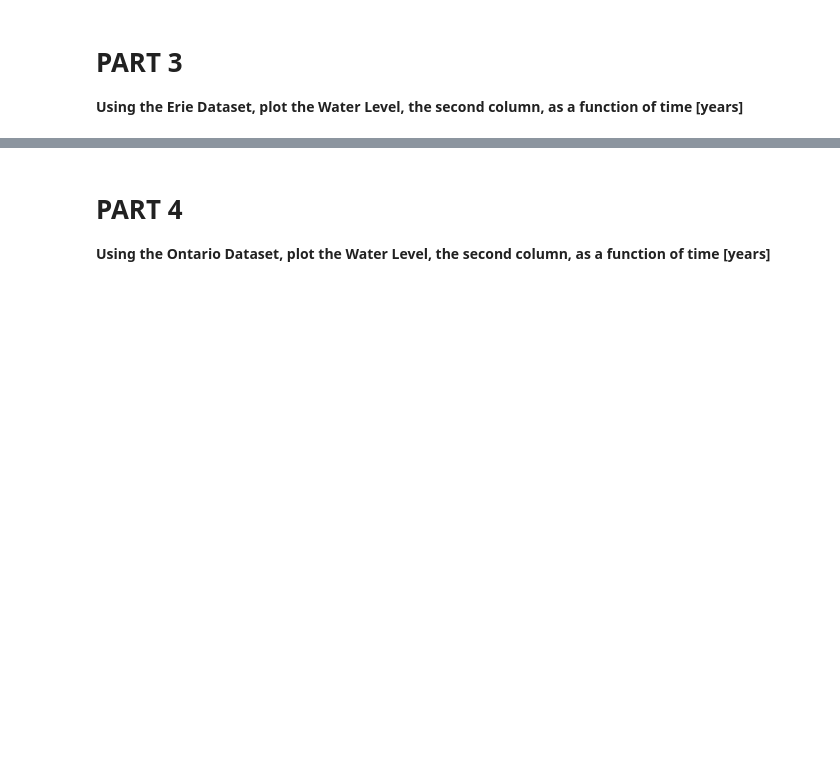
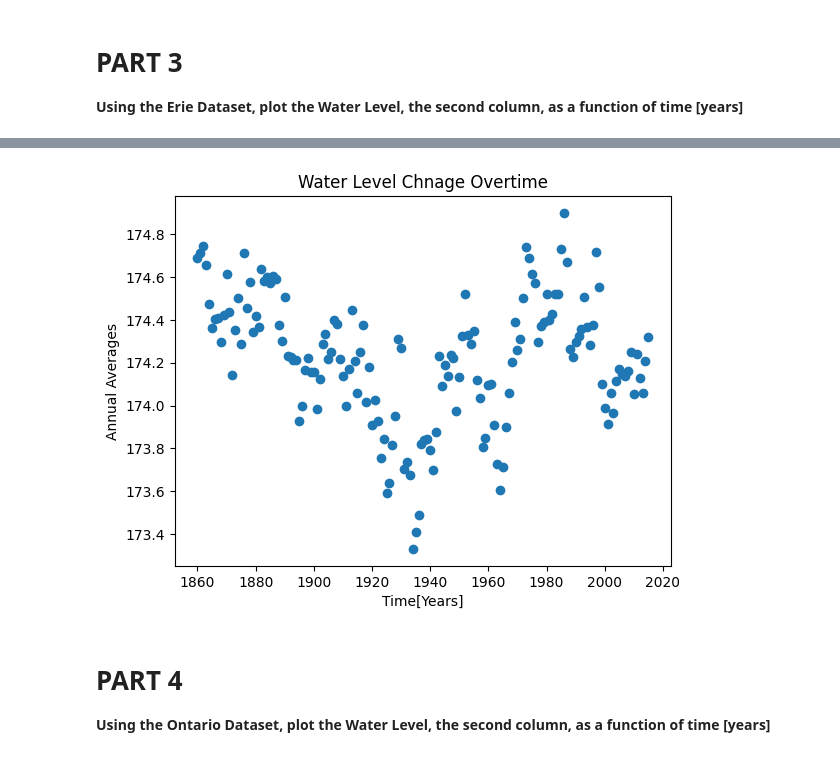
Before and after one commit to TanviGadiraju/CMSE202_Git_Started, a Jupyter notebook: Great_Lakes_and_Grand_River.ipynb, the cells around one changed output, grey strips where cells are left out. Saved outputs shown, nothing was run; the diff lists cells and outputs as text; code cells hidden in the pictures; blank space fills up the shorter version.

```diff
--- a/Great_Lakes_and_Grand_River.ipynb
+++ b/Great_Lakes_and_Grand_River.ipynb
@@ -64,3 +64,5 @@ plt.show()
 **Using the Erie Dataset, plot the Water Level, the second column, as a function of time [years]**
 # %%
 # Insert Code Here
+df = pd.read_csv("data/eri.csv")
+df
@@ -67,3 +83,14 @@ plt.show()
+# %%
+df_column = df["Unnamed: 1"]
+df_column
+
+plt.scatter(df["Lake Erie annual averages"],df_column)
+plt.xlabel("Time[Years]")
+plt.ylabel("Annual Averages")
+plt.title("Water Level Chnage Overtime")
+plt.show()
+# %% [output]
+[figure, added]
 # %% [markdown]
 # PART 4
 
```
Also changed, not shown: parts of 1 cell of this notebook.
